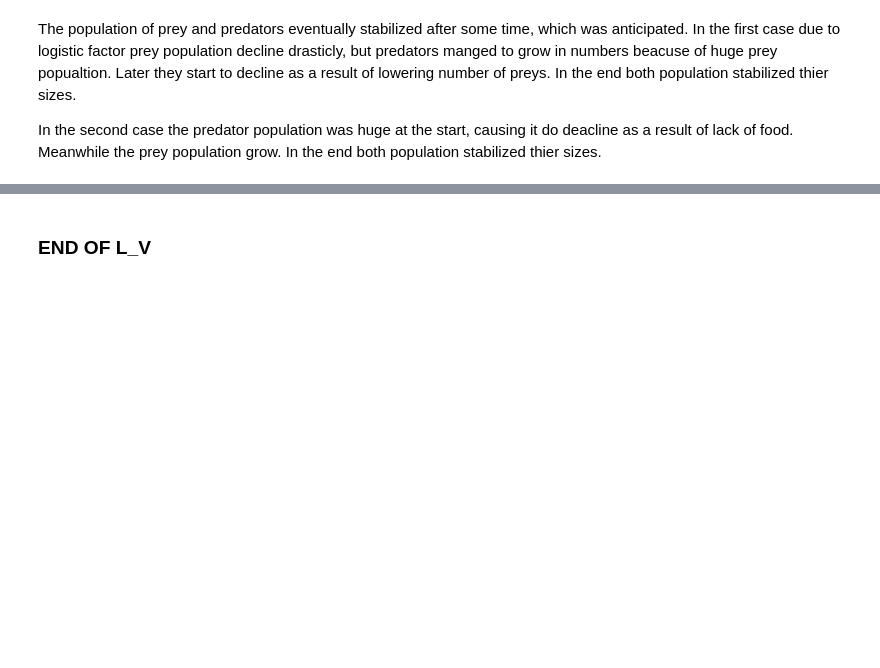
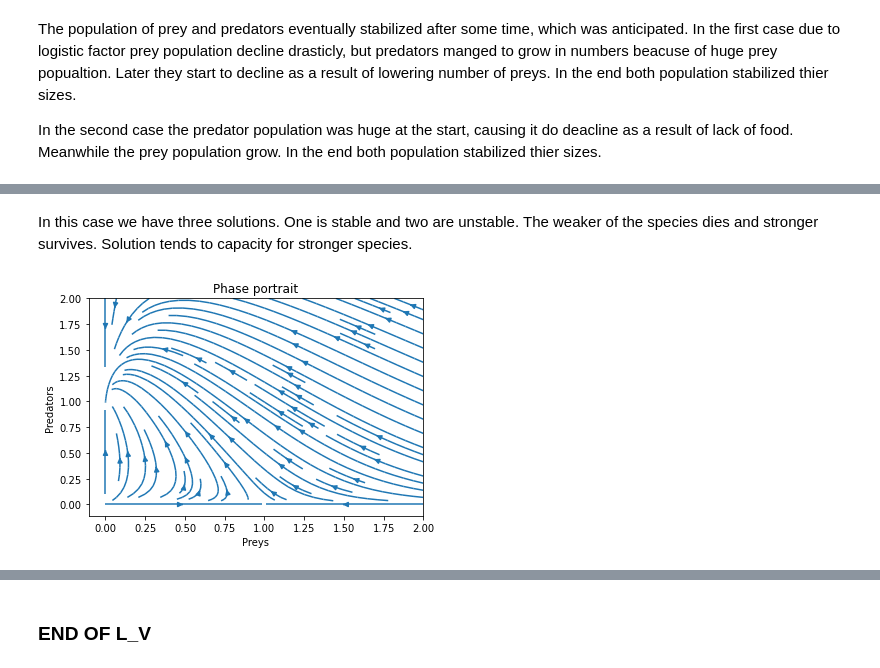
Before and after one commit to Deneverhad/Lotka, a Jupyter notebook: Lotka-Voltera.ipynb, the cells around one changed output, grey strips where cells are left out. Drawn from its saved outputs; the diff is of its cells as text; code cells hidden in the pictures; blank space fills up the shorter version.

```diff
--- a/Lotka-Voltera.ipynb
+++ b/Lotka-Voltera.ipynb
@@ -222,0 +239,9 @@ phase_plot(functions, 1, 10)
+# %% [markdown]
+In this case we have three solutions. One is stable and two are unstable. The weaker of the species dies and stronger survives. Solution tends to capacity for stronger species.
+# %%
+r= 1.0; s = 1.0
+k1 = 1.0; k2 = 1.0
+a1 = 2.0; a2 = -2.0
+phase_plot(competitions, 2, 10)
+# %% [output]
+[figure, added]
```
Also changed, not shown: parts of 20 cells of this notebook.
